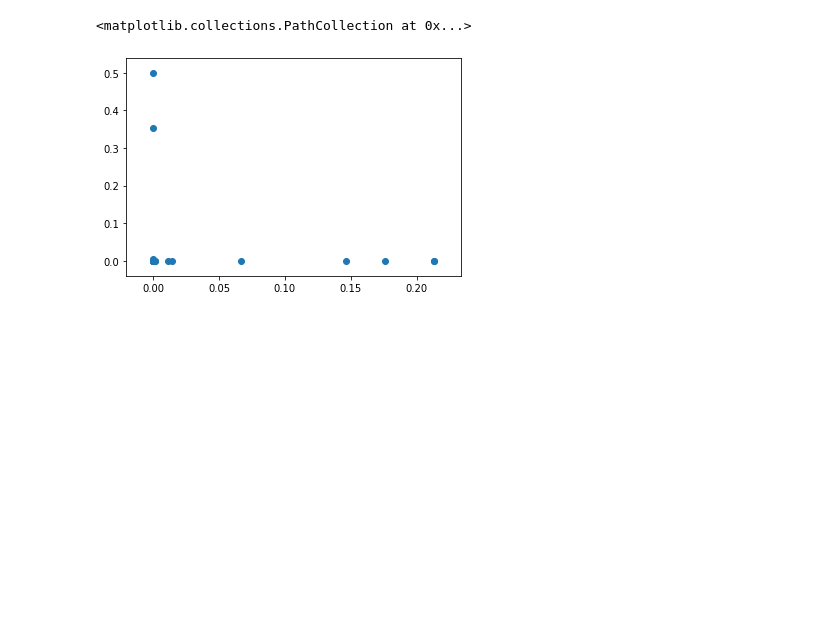
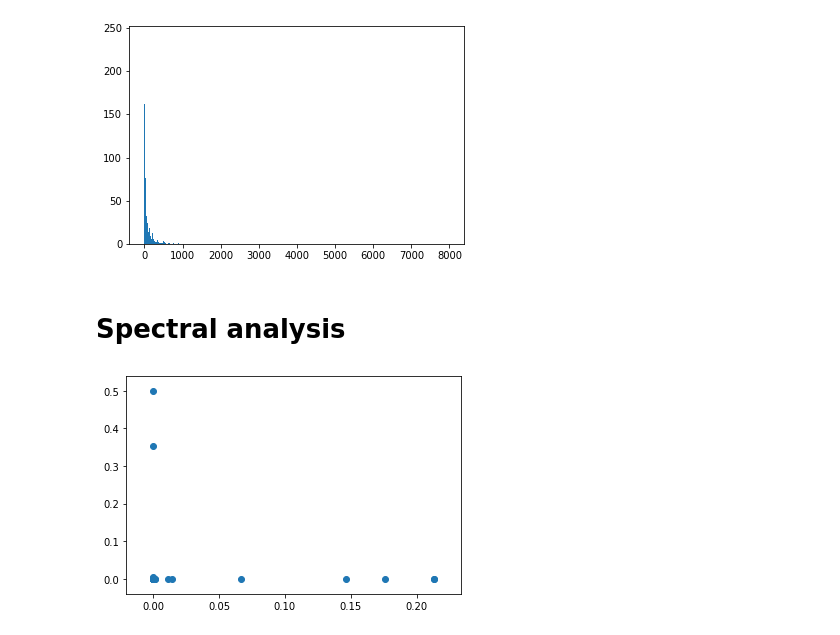
Before and after one commit to SriramS32/Ecommerce-Graph-Analysis, a Jupyter notebook: ecommerce_analysis.ipynb, the cells around one changed output. Saved outputs shown, nothing was run; the diff lists cells and outputs as text; code cells hidden in the pictures; blank space fills up the shorter version.

```diff
--- a/ecommerce_analysis.ipynb
+++ b/ecommerce_analysis.ipynb
@@ -60,0 +72,4 @@ len(G.nodes), len(G.edges)
+# %%
+degrees = G.degree
+import collections
+degree_count = dict(collections.Counter(dict(degrees).values()))
@@ -61,3 +96,11 @@ len(G.nodes), len(G.edges)
+# %%
+if (DISPLAY):
+    plt.hist(dict(degrees).values(), bins=8000)
+    plt.show()
+# %% [output]
+[figure, added]
+# %% [markdown]
+# Spectral analysis
 # %%
 node_ordering = G.nodes()
 # %%
@@ -72,10 +115,11 @@ model = SpectralEmbedding(n_components=2,
                               n_jobs=None)
 embedding = model.fit_transform(Adj.toarray())
 # %%
-# plot Spectral Clustering
-plt.scatter(embedding[:,0], embedding[:, 1])
+if (DISPLAY):
+    # plot Spectral Clustering
+    plt.scatter(embedding[:,0], embedding[:, 1])
+    plt.show()
 # %% [output]
-<matplotlib.collections.PathCollection at 0x...>
 [figure]
 # %%
 # t-SNE
```
Also changed, not shown: parts of 24 cells of this notebook, 1 other file.
